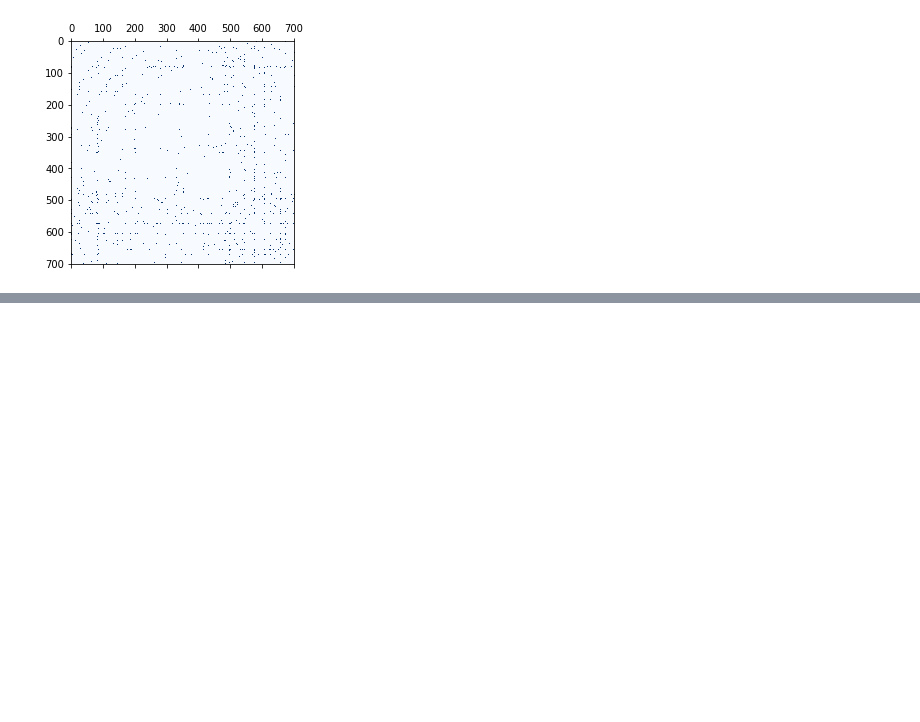
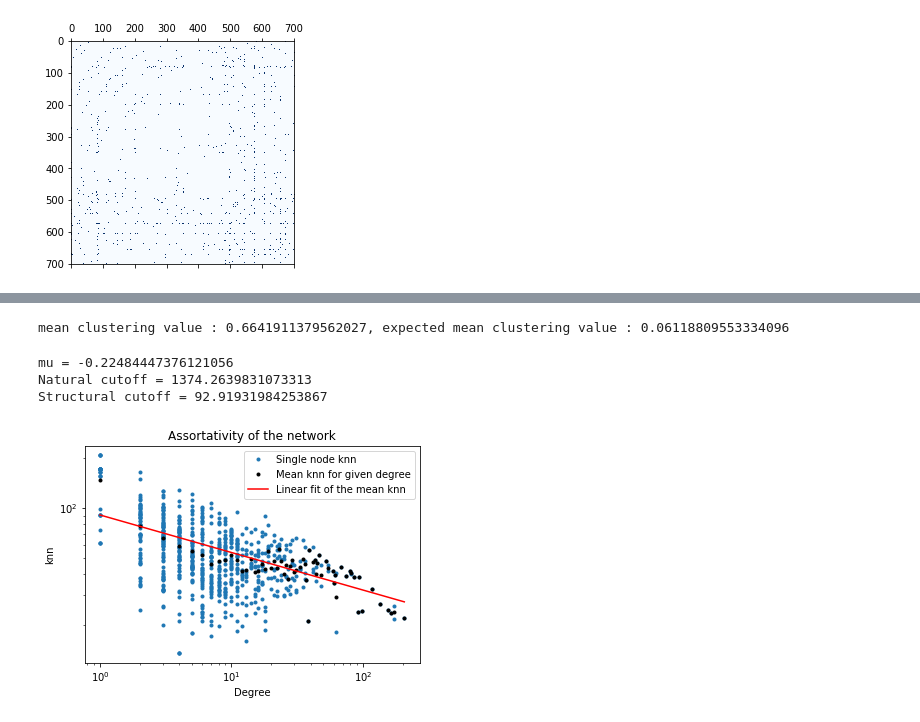
Before and after one commit to Dan8991/A-Storm-of-Nodes, a Jupyter notebook: got_network.ipynb, the cells around one changed output, grey strips where cells are left out. Saved outputs shown, nothing was run; the diff lists cells and outputs as text; code cells hidden in the pictures; blank space fills up the shorter version.

```diff
--- a/got_network.ipynb
+++ b/got_network.ipynb
@@ -360,0 +161,26 @@ Text(0, 0.5, '$P_\\infty(f)/P_\\infty(0)$')
+# %%
+print(f"mean clustering value : {np.mean(clustering)}, expected mean clustering value : {np.log(N)**2/N}")
+# %% [output]
+mean clustering value : 0.6641911379562027, expected mean clustering value : 0.06118809553334096
+# %%
+#getting values needed to compute assortativity of the network
+p, unique, knn, temp_knn = get_assortativity_value(A)
+degrees = remove_zeros(get_degrees(A))
+
+#plotting knn distribution
+plt.title("Assortativity of the network")
+plt.loglog(degrees, temp_knn, marker=".", linestyle='None')
+plt.loglog(unique, knn, marker = '.', linestyle='None', c='black')
+plt.loglog(unique, np.exp(p[1] + np.log(unique)*p[0]), c = 'red')
+plt.xlabel("Degree")
+plt.ylabel("knn")
+plt.legend(["Single node knn","Mean knn for given degree", "Linear fit of the mean knn"])
+print(f"mu = {p[0]}")
+print(f"Natural cutoff = {kmin * N ** (1 / (gamma - 1))}")
+print(f"Structural cutoff = {np.sum(degrees)**0.5}")
+plt.show()
+# %% [output]
+mu = -0.22484447376121056
+Natural cutoff = 1374.2639831073313
+Structural cutoff = 92.91931984253867
+[figure, added]
```
Also changed, not shown: parts of 43 cells of this notebook.
